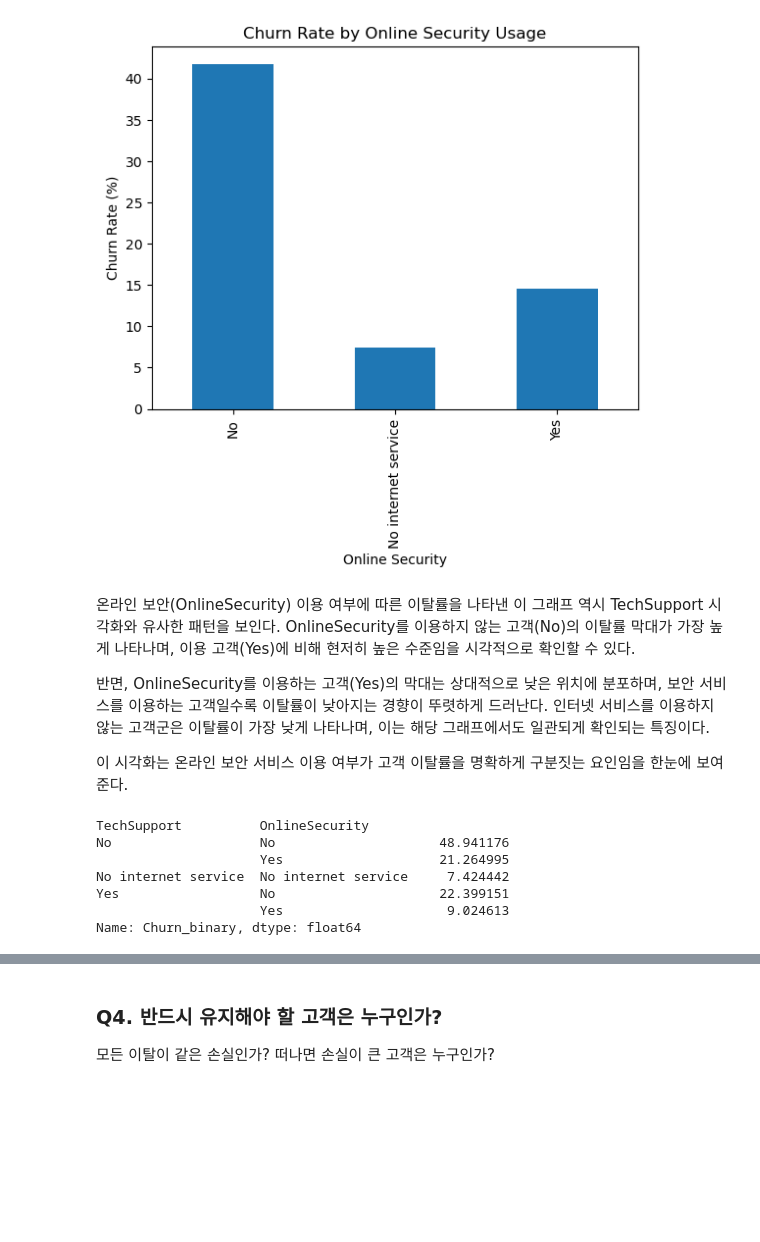
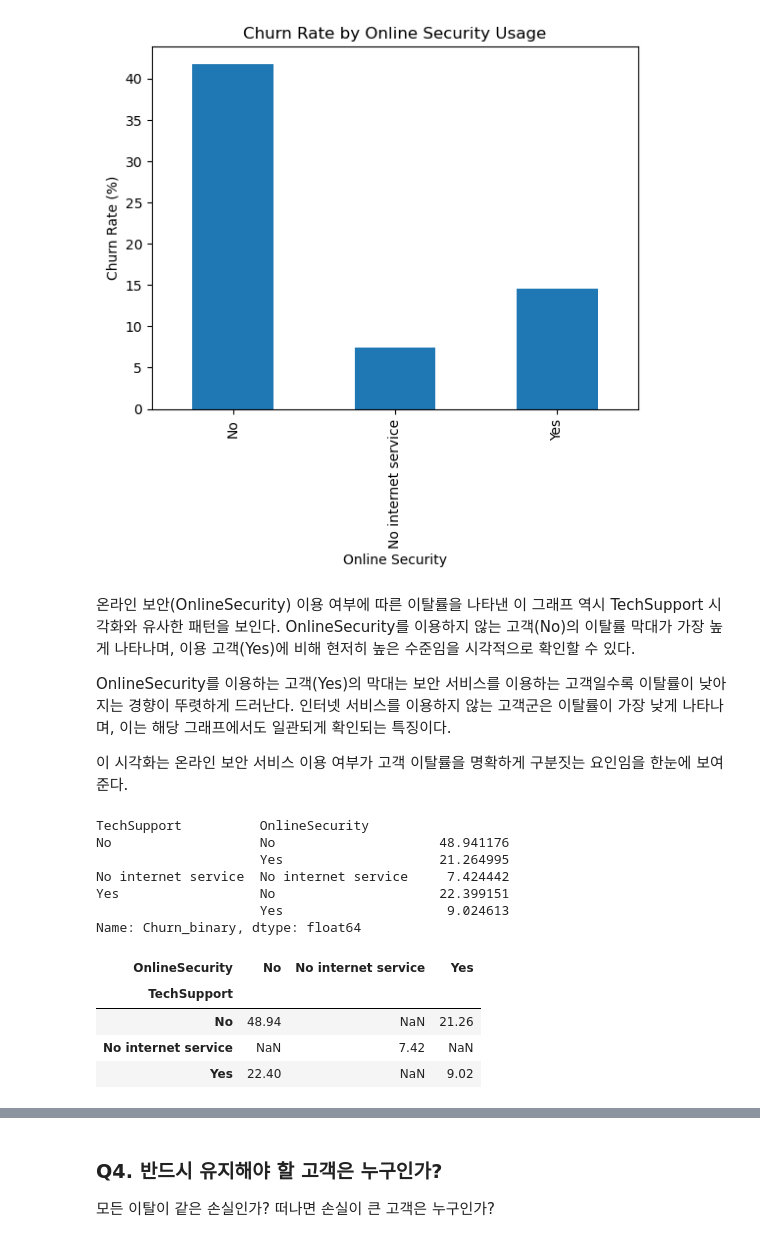
Before and after one commit to imyoonaheo/hipython, a Jupyter notebook: 통신사 데이터셋/45.데이터분석보고서.ipynb, the cells around one changed output, grey strips where cells are left out. Saved outputs shown, nothing was run; the diff lists cells and outputs as text; code cells hidden in the pictures; blank space fills up the shorter version.

```diff
--- a/통신사 데이터셋/45.데이터분석보고서.ipynb
+++ b/통신사 데이터셋/45.데이터분석보고서.ipynb
@@ -488,10 +487,8 @@ TechSupport 시각화와 유사한 패턴을 보인다.
 OnlineSecurity를 이용하지 않는 고객(No)의 이탈률 막대가 가장 높게 나타나며,
 이용 고객(Yes)에 비해 현저히 높은 수준임을 시각적으로 확인할 수 있다.
 
-반면, OnlineSecurity를 이용하는 고객(Yes)의 막대는 상대적으로 낮은 위치에 분포하며,
-보안 서비스를 이용하는 고객일수록 이탈률이 낮아지는 경향이 뚜렷하게 드러난다.
-인터넷 서비스를 이용하지 않는 고객군은 이탈률이 가장 낮게 나타나며,
-이는 해당 그래프에서도 일관되게 확인되는 특징이다.
+OnlineSecurity를 이용하는 고객(Yes)의 막대는 보안 서비스를 이용하는 고객일수록 이탈률이 낮아지는 경향이 뚜렷하게 드러난다.
+인터넷 서비스를 이용하지 않는 고객군은 이탈률이 가장 낮게 나타나며, 이는 해당 그래프에서도 일관되게 확인되는 특징이다.
 
 이 시각화는 온라인 보안 서비스 이용 여부가 고객 이탈률을 명확하게 구분짓는 요인임을 한눈에 보여준다.
 # %%
@@ -505,3 +502,19 @@ No internet service  No internet service     7.424442
 Yes                  No                     22.399151
                      Yes                     9.024613
 Name: Churn_binary, dtype: float64
+# %%
+pivot_table = pd.pivot_table(
+    df,
+    values='Churn_binary',
+    index='TechSupport',
+    columns='OnlineSecurity',
+    aggfunc='mean'
+) * 100
+
+pivot_table.round(2)
+# %% [output]
+| OnlineSecurity | No | No internet service | Yes |
+| TechSupport |  |  |  |
+| No | 48.94 | NaN | 21.26 |
+| No internet service | NaN | 7.42 | NaN |
+| Yes | 22.40 | NaN | 9.02 |
```
Also changed, not shown: parts of 3 cells of this notebook.
